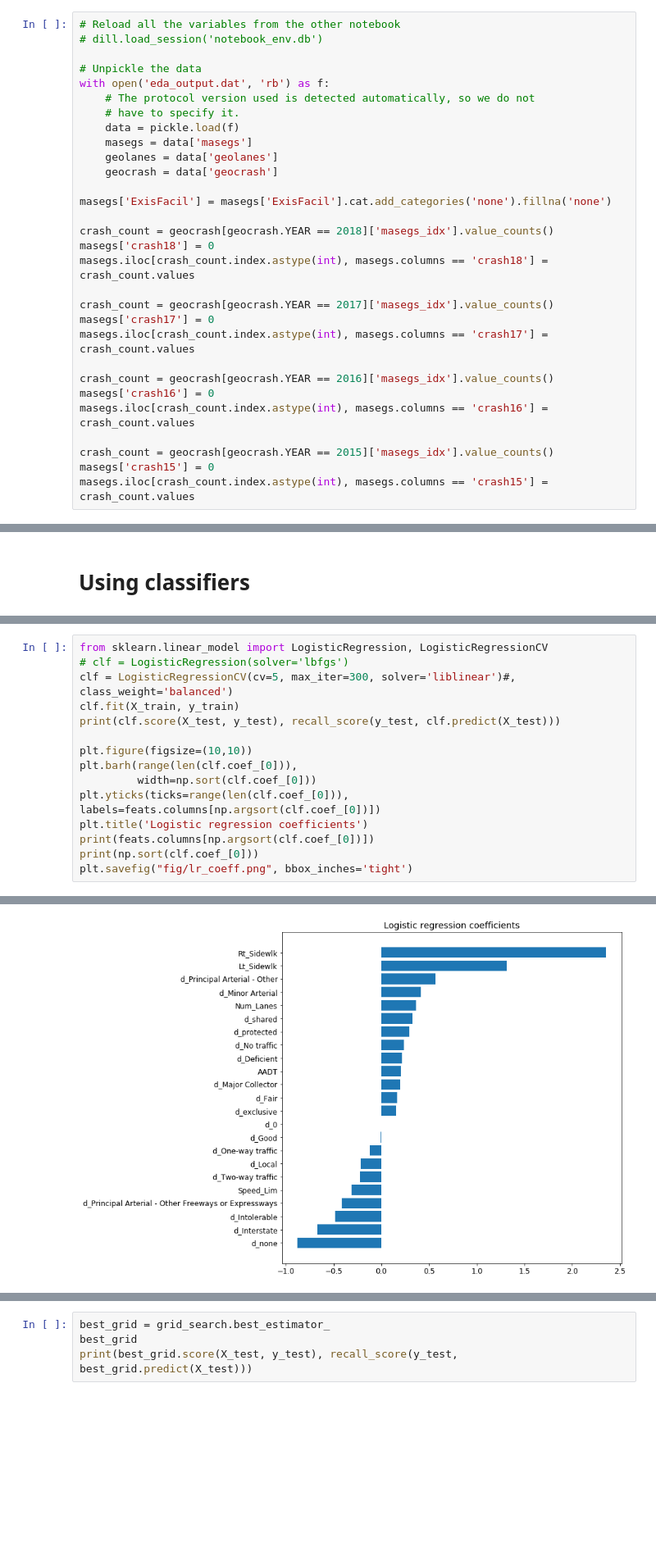
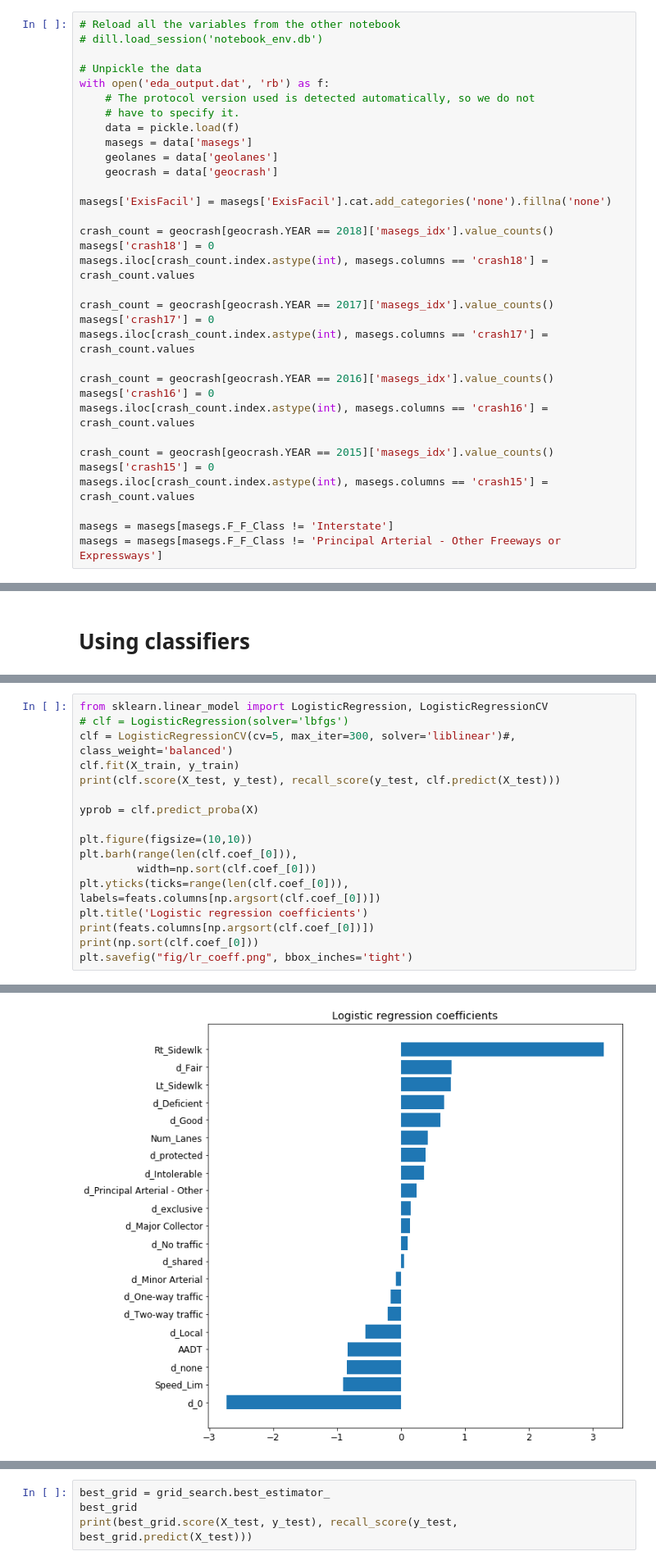
Before and after one commit to lemartinet/cycle-safe, a Jupyter notebook: notebook/model.ipynb, the cells around one changed output, grey strips where cells are left out. Shown: that part at 82% size. Cells and saved outputs as stored; diff of their text form; blank space fills up the shorter version.

```diff
--- a/notebook/model.ipynb
+++ b/notebook/model.ipynb
@@ -59,3 +59,6 @@ masegs.iloc[crash_count.index.astype(int), masegs.columns == 'crash16'] = crash_
 crash_count = geocrash[geocrash.YEAR == 2015]['masegs_idx'].value_counts()
 masegs['crash15'] = 0
 masegs.iloc[crash_count.index.astype(int), masegs.columns == 'crash15'] = crash_count.values
+
+masegs = masegs[masegs.F_F_Class != 'Interstate']
+masegs = masegs[masegs.F_F_Class != 'Principal Arterial - Other Freeways or Expressways']
@@ -237,6 +287,8 @@ from sklearn.linear_model import LogisticRegression, LogisticRegressionCV
 clf = LogisticRegressionCV(cv=5, max_iter=300, solver='liblinear')#, class_weight='balanced')
 clf.fit(X_train, y_train)
 print(clf.score(X_test, y_test), recall_score(y_test, clf.predict(X_test)))
+
+yprob = clf.predict_proba(X)
 
 plt.figure(figsize=(10,10))
 plt.barh(range(len(clf.coef_[0])),
@@ -263,4 +313,4 @@ Index(['d_none', 'd_Interstate', 'd_Intolerable',
-[figure, old version]
+[figure, new version]
 # %%
 from sklearn.model_selection import GridSearchCV
 
```
Also changed, not shown: parts of 15 cells of this notebook, 3 other files.
